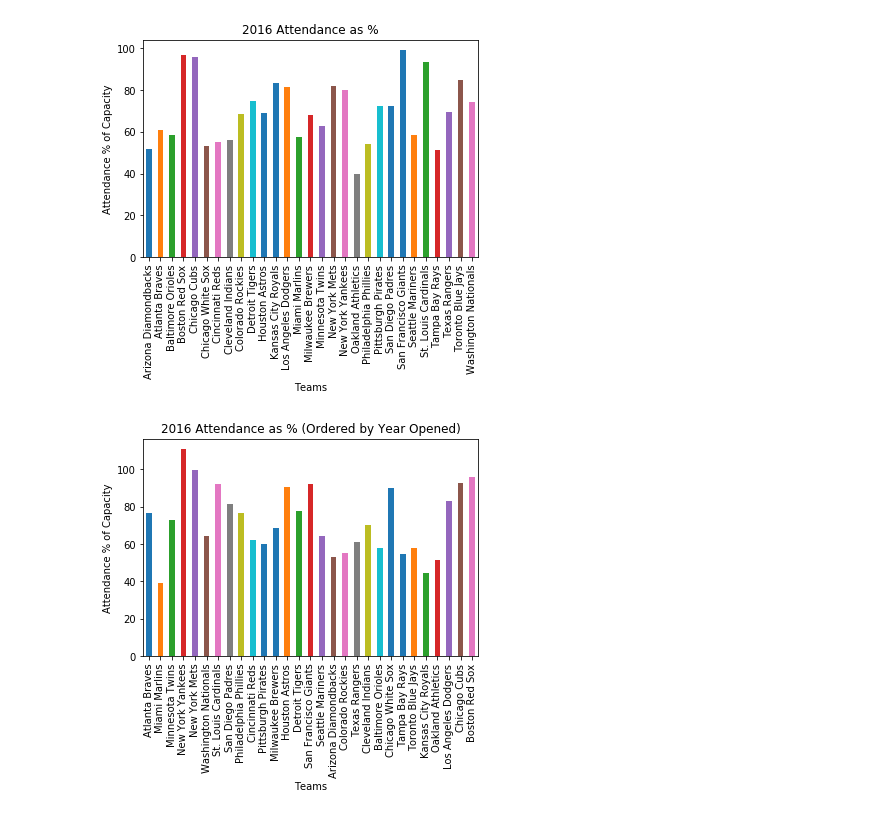
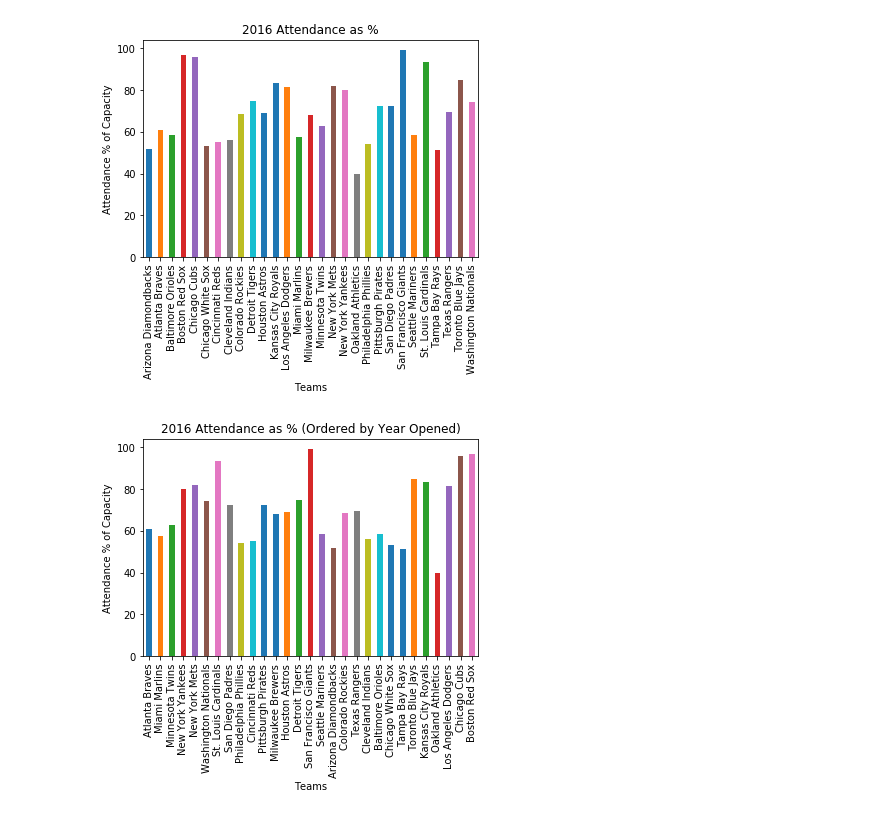
Before and after one commit to samuelblack11/proj1, a Jupyter notebook: mlb_attendance_2.ipynb, the cells around one changed output. Drawn from its saved outputs; the diff is of its cells as text; code cells hidden in the pictures.

```diff
--- a/mlb_attendance_2.ipynb
+++ b/mlb_attendance_2.ipynb
@@ -267,12 +267,12 @@ plt.savefig("2016 Attendance.png",bbox_inches='tight')
 # %% [output]
 [figure]
 # %%
-frame_16_opened=frame_6
+frame_16_opened=frame_16
 frame_16_opened=frame_16_opened.sort_values(by=['Opened'], ascending=False)
 sixteen = frame_16_opened['% Attendance'].plot(kind='bar')
 plt.title("2016 Attendance as % (Ordered by Year Opened)")
 sixteen.set_xlabel("Teams")
 sixteen.set_ylabel("Attendance % of Capacity")
-plt.savefig("2016 Attendance Ordered by Year Opened).png",bbox_inches='tight')
+plt.savefig("2016 Attendance (Ordered by Year Opened).png",bbox_inches='tight')
 # %% [output]
-[figure, old version]
+[figure, new version]
```
Also changed, not shown: parts of 2 cells of this notebook, 4 other files.
